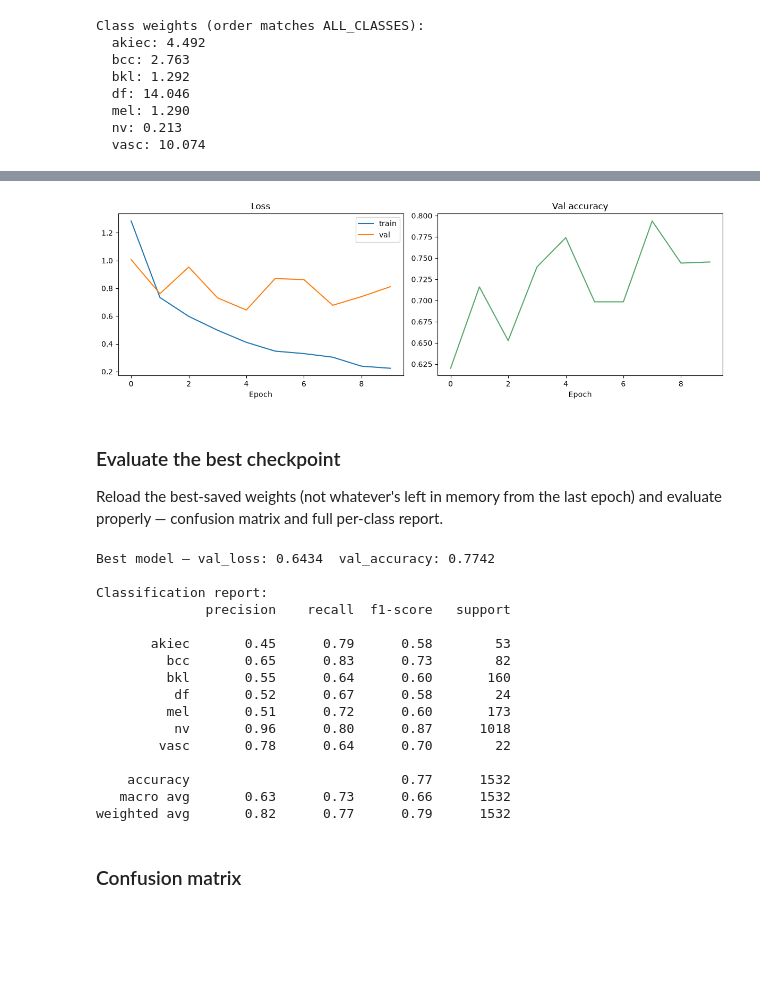
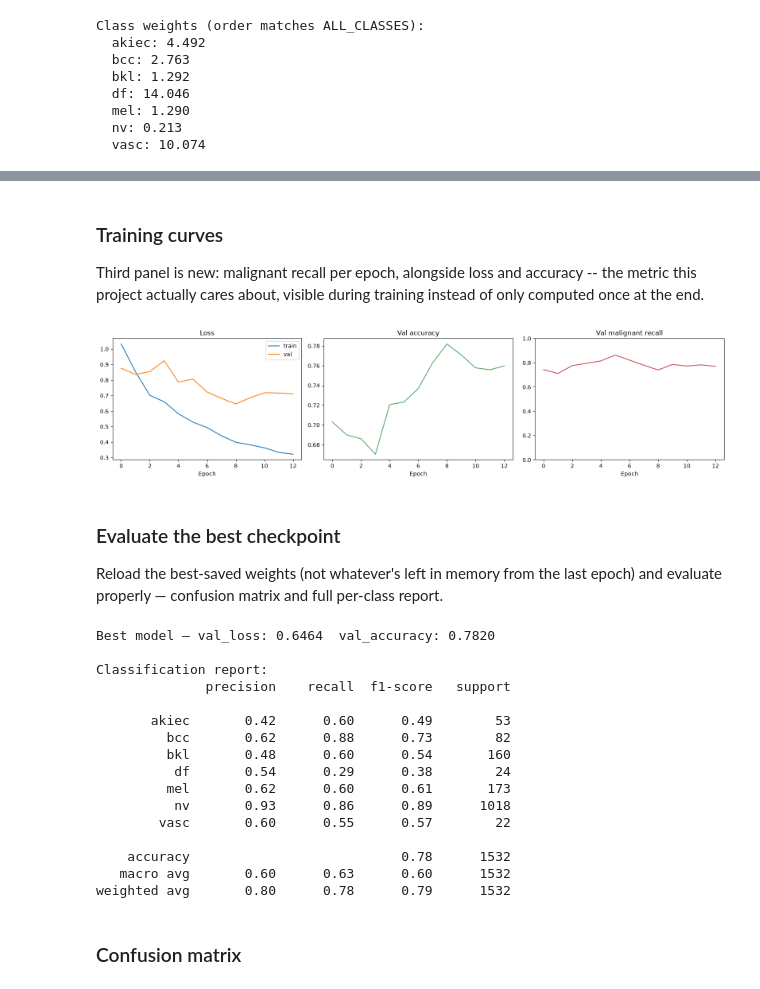
Before and after one commit to kashish-sachdeva-ds/safederm, a Jupyter notebook: notebooks/06_baseline_model.ipynb, the cells around one changed output, grey strips where cells are left out. Saved outputs shown, nothing was run; the diff lists cells and outputs as text; code cells hidden in the pictures; blank space fills up the shorter version.

```diff
--- a/notebooks/06_baseline_model.ipynb
+++ b/notebooks/06_baseline_model.ipynb
@@ -109,0 +113,18 @@ Epoch 10/10 — train_loss: 0.2238  val_loss: 0.8111  val_acc: 0.7454
+# %%
+unfreeze_all(model)
+
+optimizer = torch.optim.AdamW(
+    get_param_groups(model, head_lr=HEAD_LR, backbone_lr=BACKBONE_LR, head_attr="fc"),
+    weight_decay=WEIGHT_DECAY,
+)
+scheduler = torch.optim.lr_scheduler.ReduceLROnPlateau(optimizer, mode="min", factor=0.5, patience=2)
+early_stopper = EarlyStopper(patience=EARLY_STOP_PATIENCE, mode="min")
+
+MODELS_DIR.mkdir(parents=True, exist_ok=True)
+history = fit(
+    model, train_loader, val_loader, optimizer, criterion, device,
+    checkpoint_path=BASELINE_MODEL_PATH, num_epochs=MAX_EPOCHS,
+    scheduler=scheduler, early_stopper=early_stopper, selection_metric="val_loss",
+)
+
+print(f"\nStopped after epoch {history['stopped_epoch']} (best epoch: {history['best_epoch']})")
@@ -110,48 +153,57 @@ Epoch 10/10 — train_loss: 0.2238  val_loss: 0.8111  val_acc: 0.7454
+# %% [markdown]
+### Training curves
+
+Third panel is new: malignant recall per epoch, alongside loss and accuracy -- the metric this project actually cares about, visible during training instead of only computed once at the end.
 # %%
-fig, axes = plt.subplots(1, 2, figsize=(12, 4))
+fig, axes = plt.subplots(1, 3, figsize=(16, 4))
 
 axes[0].plot(history["train_loss"], label="train")
 axes[0].plot(history["val_loss"], label="val")
 axes[0].set_title("Loss")
 axes[0].set_xlabel("Epoch")
 axes[0].legend()
 
 axes[1].plot(history["val_accuracy"], color="#55A868")
 axes[1].set_title("Val accuracy")
 axes[1].set_xlabel("Epoch")
 
+axes[2].plot(history["malignant_recall"], color="#C44E52")
+axes[2].set_title("Val malignant recall")
+axes[2].set_xlabel("Epoch")
+axes[2].set_ylim(0, 1)
+
 plt.tight_layout()
 plt.show()
 # %% [output]
-[figure, old version]
+[figure, new version]
 # %% [markdown]
 ### Evaluate the best checkpoint
 
 Reload the best-saved weights (not whatever's left in memory from the last epoch) and evaluate properly — confusion matrix and full per-class report.
 # %%
-model.load_state_dict(torch.load(BASELINE_MODEL_PATH, map_location=device))
+model.load_state_dict(torch.load(BASELINE_MODEL_PATH, map_location=device, weights_only=True))
 val_loss, val_accuracy, val_preds, val_labels = evaluate(model, val_loader, criterion, device)
 
 print(f"Best model — val_loss: {val_loss:.4f}  val_accuracy: {val_accuracy:.4f}")
 print("\nClassification report:")
 print(classification_report(val_labels, val_preds, target_names=ALL_CLASSES))
 # %% [output]
-Best model — val_loss: 0.6434  val_accuracy: 0.7742
+Best model — val_loss: 0.6464  val_accuracy: 0.7820
 
 Classification report:
               precision    recall  f1-score   support
 
-       akiec       0.45      0.79      0.58        53
-         bcc       0.65      0.83      0.73        82
-         bkl       0.55      0.64      0.60       160
-          df       0.52      0.67      0.58        24
-         mel       0.51      0.72      0.60       173
-          nv       0.96      0.80      0.87      1018
-        vasc       0.78      0.64      0.70        22
+       akiec       0.42      0.60      0.49        53
+         bcc       0.62      0.88      0.73        82
+         bkl       0.48      0.60      0.54       160
+          df       0.54      0.29      0.38        24
+         mel       0.62      0.60      0.61       173
+          nv       0.93      0.86      0.89      1018
+        vasc       0.60      0.55      0.57        22
 
-    accuracy                           0.77      1532
-   macro avg       0.63      0.73      0.66      1532
-weighted avg       0.82      0.77      0.79      1532
+    accuracy                           0.78      1532
+   macro avg       0.60      0.63      0.60      1532
+weighted avg       0.80      0.78      0.79      1532
 # %% [markdown]
 ### Confusion matrix
 # %%
```
Also changed, not shown: parts of 20 cells of this notebook, 7 other files.
